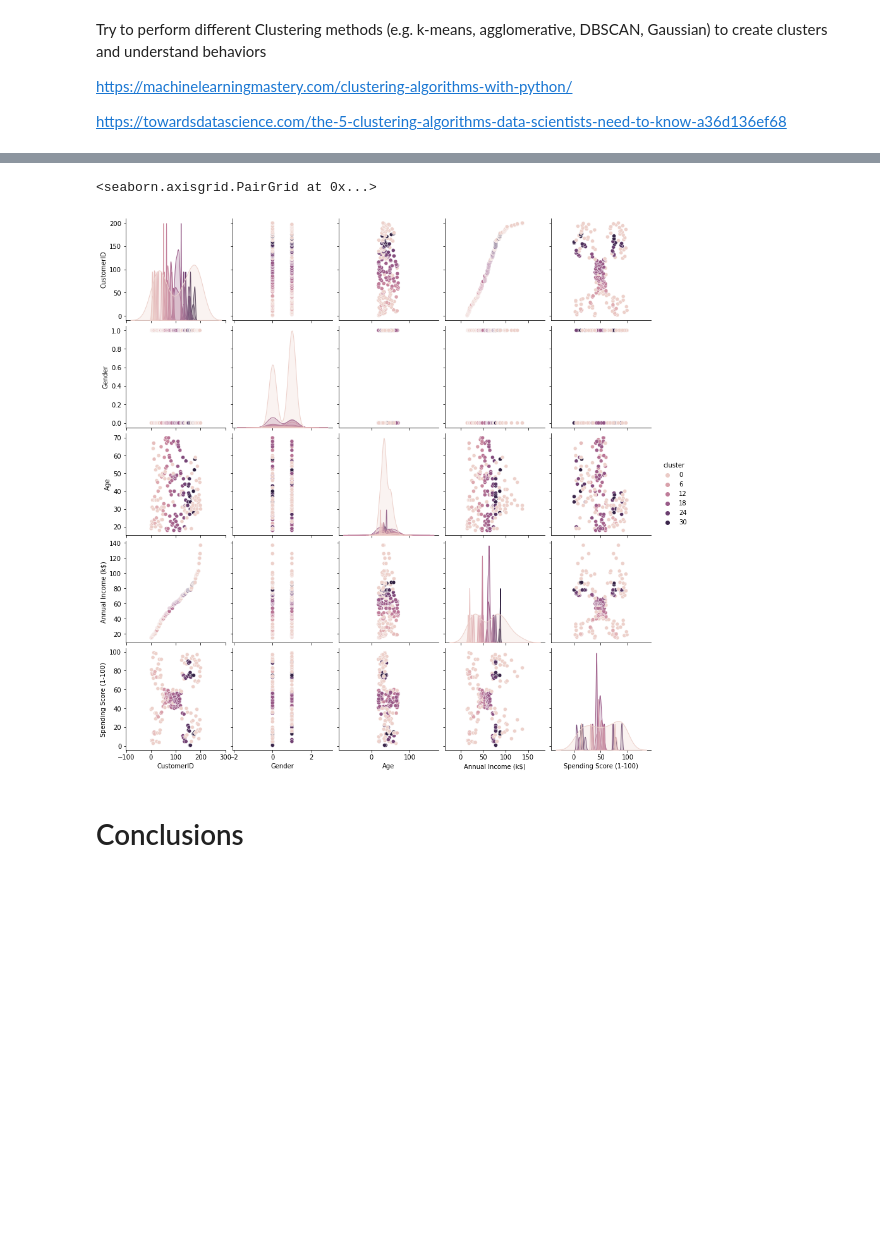
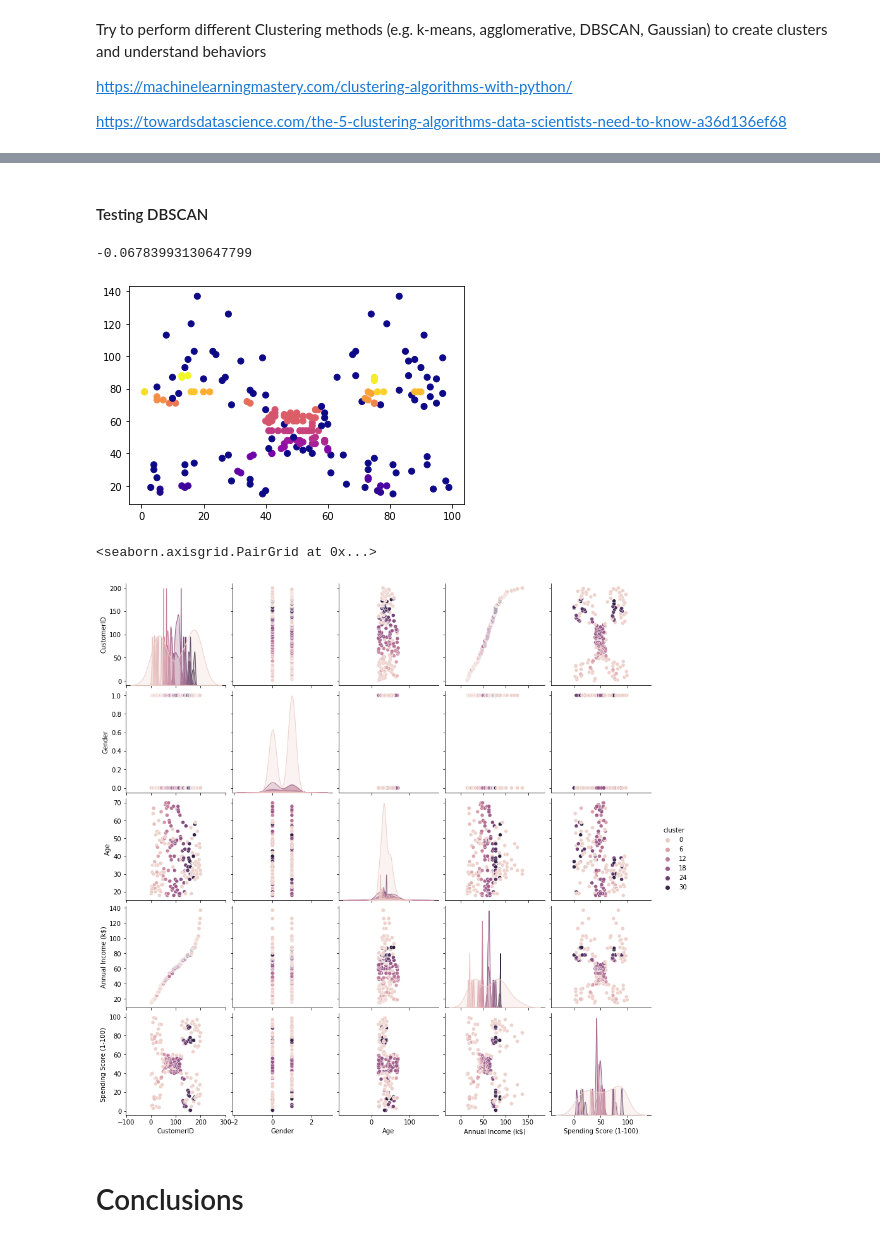
Before and after one commit to JonathanRaso/arturo_analyse_client, a Jupyter notebook: 02_mall_customers/02_understand_mall_customers.ipynb, the cells around one changed output, grey strips where cells are left out. Drawn from its saved outputs; the diff is of its cells as text; code cells hidden in the pictures; blank space fills up the shorter version.

```diff
--- a/02_mall_customers/02_understand_mall_customers.ipynb
+++ b/02_mall_customers/02_understand_mall_customers.ipynb
@@ -104,7 +42,2 @@ plt.scatter(data=df_dbscan, x='Spending Score (1-100)', y='Annual Income (k$)',
-# %%
-import seaborn as sns
-
-sns.pairplot(df_dbscan, hue='cluster')
-# %% [output]
-<seaborn.axisgrid.PairGrid at 0x...>
-[figure, removed]
+# %% [markdown]
+#### Testing DBSCAN
@@ -111,2 +63,50 @@ sns.pairplot(df_dbscan, hue='cluster')
+# %%
+X = df_dbscan.iloc[:, [3, 4]].values
+X
+
+# Using the elbow method to find the optimal number of clusters
+from sklearn.cluster import DBSCAN
+dbscan=DBSCAN(eps=2,min_samples=2)
+
+# Fitting the model
+
+model=dbscan.fit(X)
+
+labels=model.labels_
+
+from numpy import unique
+
+unique(labels)
+
+df_dbscan['cluster'] = labels
+
+df_dbscan[df_dbscan['cluster'] >= 0]
+
+plt.scatter(data=df_dbscan, x='Spending Score (1-100)', y='Annual Income (k$)', c='cluster', cmap="plasma")
+
+
+
+#identifying the points which makes up our core points
+sample_cores=np.zeros_like(labels,dtype=bool)
+
+sample_cores[dbscan.core_sample_indices_]=True
+
+#Calculating the number of clusters
+
+n_clusters=len(set(labels))- (1 if -1 in labels else 0)
+
+
+
+print(metrics.silhouette_score(X,labels))
+# %% [output]
+-0.06783993130647799
+[figure, added]
+# %%
+import seaborn as sns
+
+sns.pairplot(df_dbscan, hue='cluster')
+# %% [output]
+<seaborn.axisgrid.PairGrid at 0x...>
+[figure, added]
 # %% [markdown]
 # Conclusions
```
Also changed, not shown: parts of 8 cells of this notebook.
